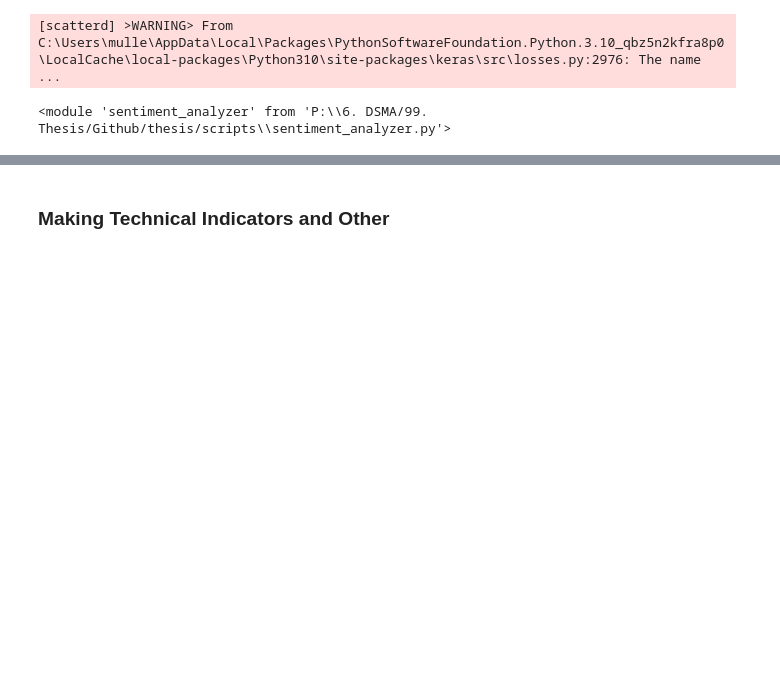
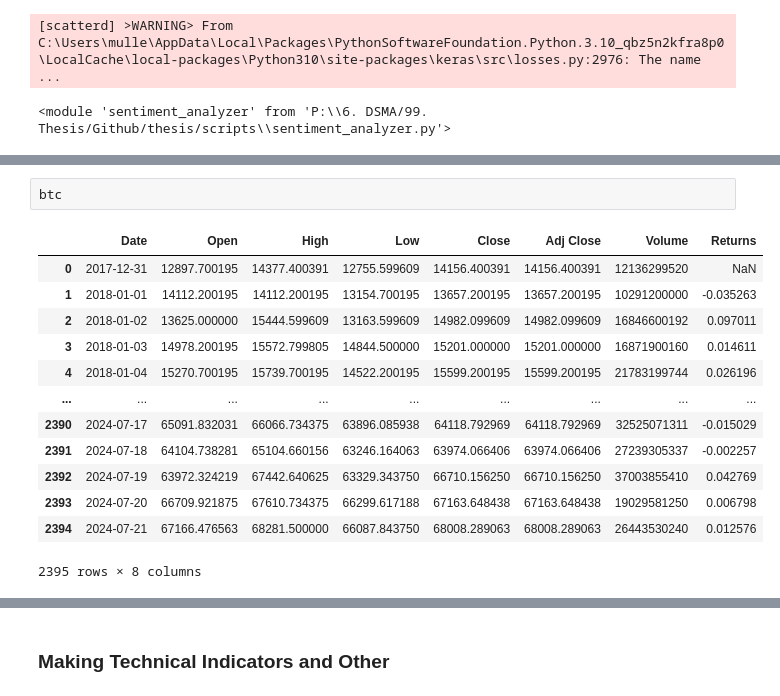
Before and after one commit to NumericCamel/Crypto, a Jupyter notebook: notebooks/Weekly_Technical.ipynb, the cells around one changed output, grey strips where cells are left out. Cells and saved outputs as stored; diff of their text form; blank space fills up the shorter version.

```diff
--- a/notebooks/Weekly_Technical.ipynb
+++ b/notebooks/Weekly_Technical.ipynb
@@ -40,0 +41,16 @@ Data for ETH-USD from 2018-01-01 to 2024-07-15 has been downloaded successfully
+# %%
+btc
+# %% [output]
+|  | Date | Open | High | Low | Close | Adj Close | Volume | Returns |
+| 0 | 2017-12-31 | 12897.700195 | 14377.400391 | 12755.599609 | 14156.400391 | 14156.400391 | 12136299520 | NaN |
+| 1 | 2018-01-01 | 14112.200195 | 14112.200195 | 13154.700195 | 13657.200195 | 13657.200195 | 10291200000 | -0.035263 |
+| 2 | 2018-01-02 | 13625.000000 | 15444.599609 | 13163.599609 | 14982.099609 | 14982.099609 | 16846600192 | 0.097011 |
+| 3 | 2018-01-03 | 14978.200195 | 15572.799805 | 14844.500000 | 15201.000000 | 15201.000000 | 16871900160 | 0.014611 |
+| 4 | 2018-01-04 | 15270.700195 | 15739.700195 | 14522.200195 | 15599.200195 | 15599.200195 | 21783199744 | 0.026196 |
+| ... | ... | ... | ... | ... | ... | ... | ... | ... |
+| 2390 | 2024-07-17 | 65091.832031 | 66066.734375 | 63896.085938 | 64118.792969 | 64118.792969 | 32525071311 | -0.015029 |
+| 2391 | 2024-07-18 | 64104.738281 | 65104.660156 | 63246.164063 | 63974.066406 | 63974.066406 | 27239305337 | -0.002257 |
+| 2392 | 2024-07-19 | 63972.324219 | 67442.640625 | 63329.343750 | 66710.156250 | 66710.156250 | 37003855410 | 0.042769 |
+| 2393 | 2024-07-20 | 66709.921875 | 67610.734375 | 66299.617188 | 67163.648438 | 67163.648438 | 19029581250 | 0.006798 |
+| 2394 | 2024-07-21 | 67166.476563 | 68281.500000 | 66087.843750 | 68008.289063 | 68008.289063 | 26443530240 | 0.012576 |
+2395 rows × 8 columns
```
Also changed, not shown: parts of 6 cells of this notebook, 31 other files.
